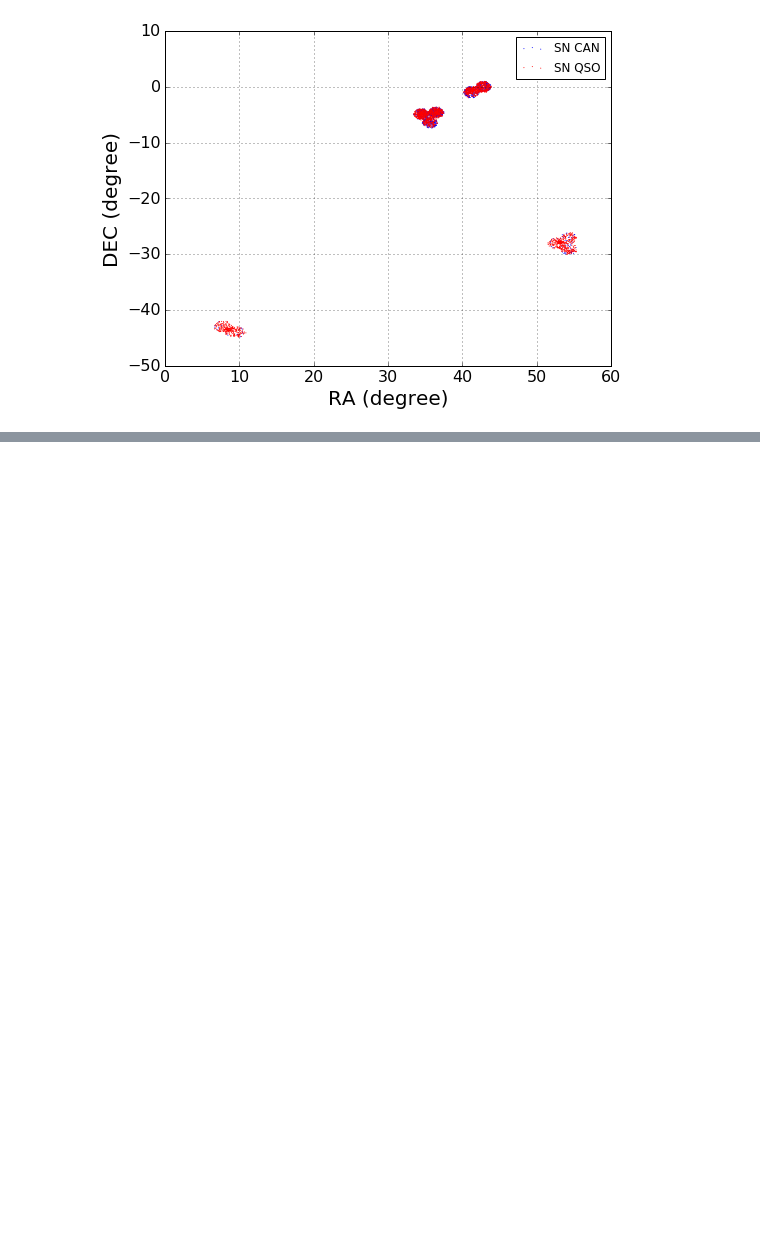
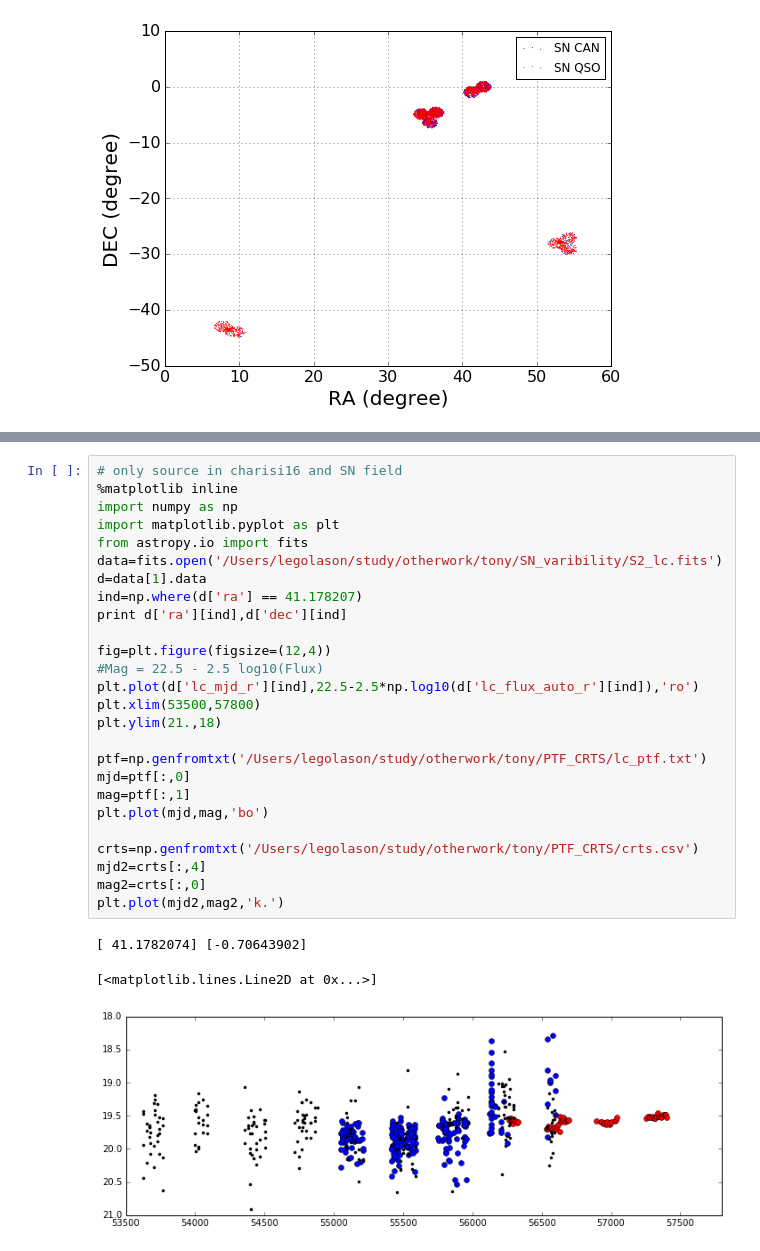
Before and after one commit to legolason/DES_SN_Field_quasar_candidate, a Jupyter notebook: sn_filed.ipynb, the cells around one changed output, grey strips where cells are left out. Cells and saved outputs as stored; diff of their text form; blank space fills up the shorter version.

```diff
--- a/sn_filed.ipynb
+++ b/sn_filed.ipynb
@@ -305,0 +336,30 @@ plt.axes?
+# %%
+# only source in charisi16 and SN field
+%matplotlib inline
+import numpy as np
+import matplotlib.pyplot as plt
+from astropy.io import fits
+data=fits.open('/Users/legolason/study/otherwork/tony/SN_varibility/S2_lc.fits')
+d=data[1].data
+ind=np.where(d['ra'] == 41.178207)
+print d['ra'][ind],d['dec'][ind]
+
+fig=plt.figure(figsize=(12,4))
+#Mag = 22.5 - 2.5 log10(Flux)
+plt.plot(d['lc_mjd_r'][ind],22.5-2.5*np.log10(d['lc_flux_auto_r'][ind]),'ro')
+plt.xlim(53500,57800)
+plt.ylim(21.,18)
+
+ptf=np.genfromtxt('/Users/legolason/study/otherwork/tony/PTF_CRTS/lc_ptf.txt')
+mjd=ptf[:,0]
+mag=ptf[:,1]
+plt.plot(mjd,mag,'bo')
+
+crts=np.genfromtxt('/Users/legolason/study/otherwork/tony/PTF_CRTS/crts.csv')
+mjd2=crts[:,4]
+mag2=crts[:,0]
+plt.plot(mjd2,mag2,'k.')
+# %% [output]
+[ 41.1782074] [-0.70643902]
+[<matplotlib.lines.Line2D at 0x...>]
+[figure, added]
```
Also changed, not shown: parts of 4 cells of this notebook, 1 other file.
